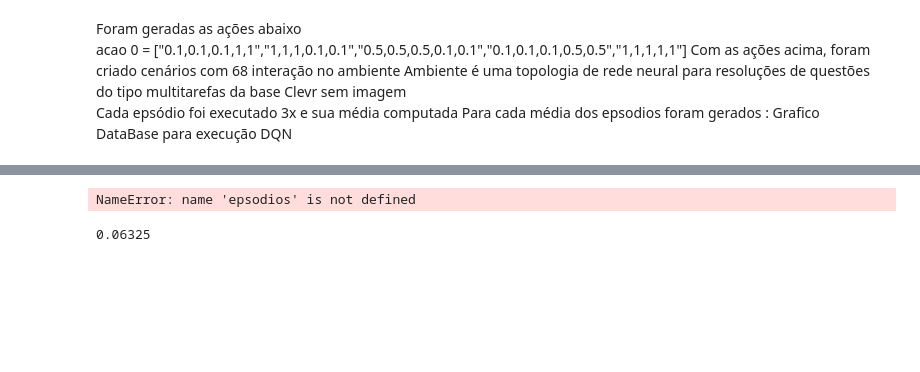
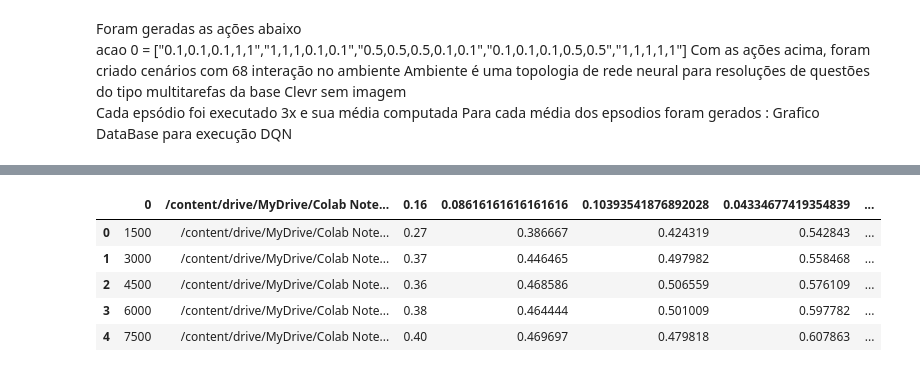
Before and after one commit to MarceloSabris/PesquisaMestradoFinal, a Jupyter notebook: plotsTesteCenarios.ipynb, the cells around one changed output, grey strips where cells are left out. Cells and saved outputs as stored; diff of their text form; code cells hidden in the pictures; blank space fills up the shorter version.

```diff
--- a/plotsTesteCenarios.ipynb
+++ b/plotsTesteCenarios.ipynb
@@ -276,34 +327,11 @@ Avarage LAST -[0.925584, 0.918662, 0.87787, 0.7639520000000001, 0.745592]
-# %%
-
-cont = -1
-epsodiosEvaluation = []
-#print(len(epsodios))
-for e in range(len(epsodios)):
-   ep=[]
-   for i in range(len(epsodios[e])) :
-      ep.append(ast.literal_eval(epsodios[e]["concat"][i]  ))
-   epsodiosEvaluation.append(ep)
-
-#epsodiosEvaluation[0]
-epsodiosEvaluation[4][-1:]
-#ast.literal_eval(epsoios[0]["concat"][0])
-#np.min(epsodios[0]["concat"],axis=epsodiosEvaluation1)
-#      V.append( np.sum(np.min(Q_,axis=1) ) )
-#arrayData = np.zeros(5,len(dataRel[0][1])  )
-
-
-#ast.literal_eval(epsodios[ep]["concat"][interaction])[acao]
-#graf[ep,questao,interaction]
-#for i in range(len(dataRel[0][1])):
-
-#dataRel[0]
-
-#print(dataRel[0])
-#print(np.min(dataRel[0],axis=0))
-# %% [output]
-NameError: name 'epsodios' is not defined
-# %%
-
-np.min(dataRel[-1,:])
-# %% [output]
-0.06325
+# %%
+
+MelhorMin = LoadEp('d:\\source\\PesquisaMestradoFinal\\dataSetResume\\MelhorMin.csv')
+MelhorMin.head()
+# %% [output]
+|  | 0 | /content/drive/MyDrive/Colab Note... | 0.16 | 0.08616161616161616 | 0.10393541876892028 | 0.04334677419354839 | ... |
+| 0 | 1500 | /content/drive/MyDrive/Colab Note... | 0.27 | 0.386667 | 0.424319 | 0.542843 | ... |
+| 1 | 3000 | /content/drive/MyDrive/Colab Note... | 0.37 | 0.446465 | 0.497982 | 0.558468 | ... |
+| 2 | 4500 | /content/drive/MyDrive/Colab Note... | 0.36 | 0.468586 | 0.506559 | 0.576109 | ... |
+| 3 | 6000 | /content/drive/MyDrive/Colab Note... | 0.38 | 0.464444 | 0.501009 | 0.597782 | ... |
+| 4 | 7500 | /content/drive/MyDrive/Colab Note... | 0.40 | 0.469697 | 0.479818 | 0.607863 | ... |
```
Also changed, not shown: parts of 10 cells of this notebook, 11 other files.
